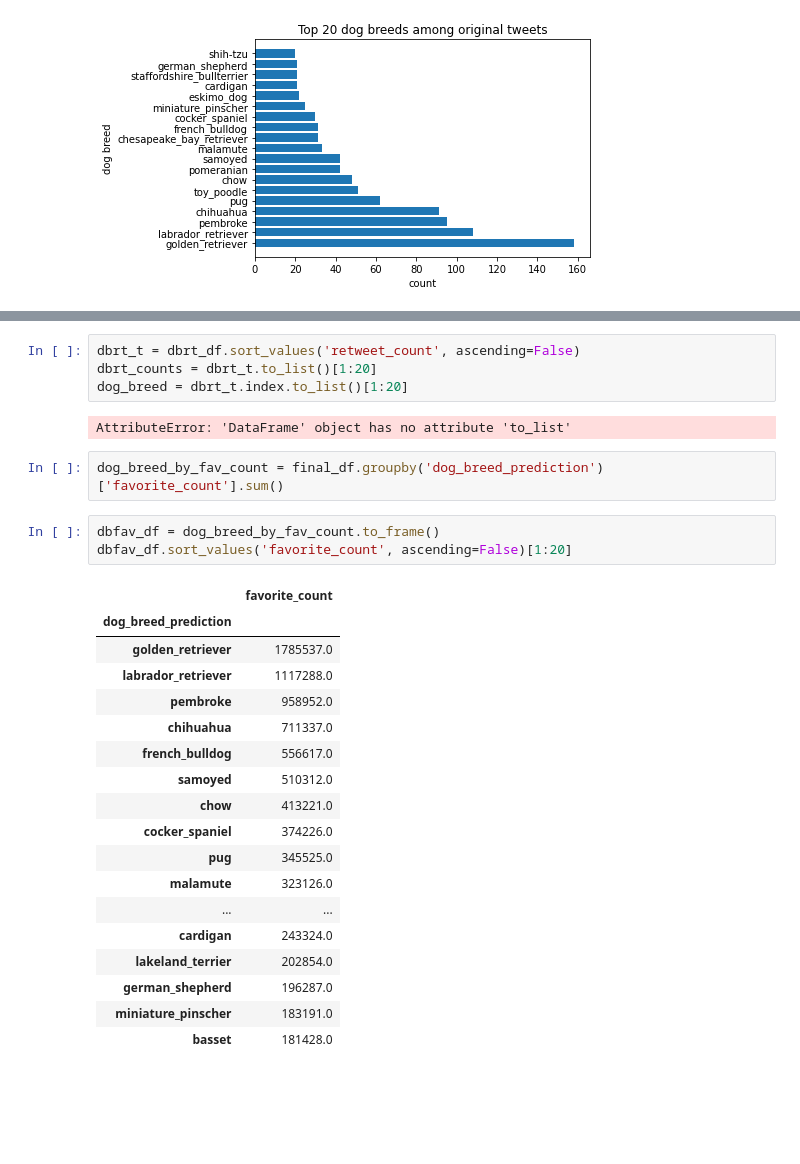
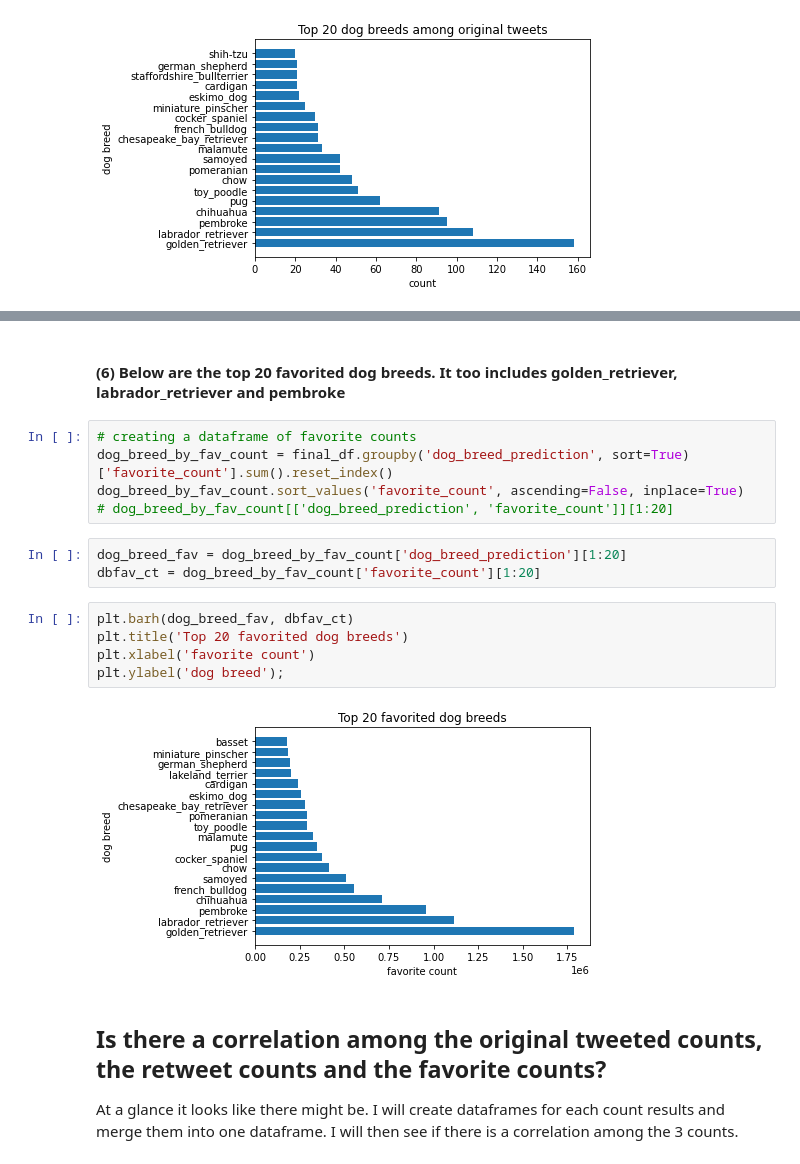
Before and after one commit to alf808/doggie-tweets, a Jupyter notebook: wrangle_act.ipynb, the cells around one changed output, grey strips where cells are left out. Saved outputs shown, nothing was run; the diff lists cells and outputs as text; blank space fills up the shorter version.

```diff
--- a/wrangle_act.ipynb
+++ b/wrangle_act.ipynb
@@ -961,30 +941,20 @@ dbrt_df.reset_index()
-# %%
-dbrt_t = dbrt_df.sort_values('retweet_count', ascending=False)
-dbrt_counts = dbrt_t.to_list()[1:20]
-dog_breed = dbrt_t.index.to_list()[1:20]
-# %% [output]
-AttributeError: 'DataFrame' object has no attribute 'to_list'
-# %%
-dog_breed_by_fav_count = final_df.groupby('dog_breed_prediction')['favorite_count'].sum()
-# %%
-dbfav_df = dog_breed_by_fav_count.to_frame()
-dbfav_df.sort_values('favorite_count', ascending=False)[1:20]
-# %% [output]
-|  | favorite_count |
-| dog_breed_prediction |  |
-| golden_retriever | 1785537.0 |
-| labrador_retriever | 1117288.0 |
-| pembroke | 958952.0 |
-| chihuahua | 711337.0 |
-| french_bulldog | 556617.0 |
-| samoyed | 510312.0 |
-| chow | 413221.0 |
-| cocker_spaniel | 374226.0 |
-| pug | 345525.0 |
-| malamute | 323126.0 |
-| ... | ... |
-| cardigan | 243324.0 |
-| lakeland_terrier | 202854.0 |
-| german_shepherd | 196287.0 |
-| miniature_pinscher | 183191.0 |
-| basset | 181428.0 |
+# %% [markdown]
+#### **(6)** Below are the top 20 favorited dog breeds. It too includes golden_retriever, labrador_retriever and pembroke
+# %%
+# creating a dataframe of favorite counts
+dog_breed_by_fav_count = final_df.groupby('dog_breed_prediction', sort=True)['favorite_count'].sum().reset_index()
+dog_breed_by_fav_count.sort_values('favorite_count', ascending=False, inplace=True)
+# dog_breed_by_fav_count[['dog_breed_prediction', 'favorite_count']][1:20]
+# %%
+dog_breed_fav = dog_breed_by_fav_count['dog_breed_prediction'][1:20]
+dbfav_ct = dog_breed_by_fav_count['favorite_count'][1:20]
+# %%
+plt.barh(dog_breed_fav, dbfav_ct)
+plt.title('Top 20 favorited dog breeds')
+plt.xlabel('favorite count')
+plt.ylabel('dog breed');
+# %% [output]
+[figure, added]
+# %% [markdown]
+## Is there a correlation among the original tweeted counts, the retweet counts and the favorite counts?
+At a glance it looks like there might be. I will create dataframes for each count results and merge them into one dataframe. I will then see if there is a correlation among the 3 counts.
```
Also changed, not shown: parts of 30 cells of this notebook.
